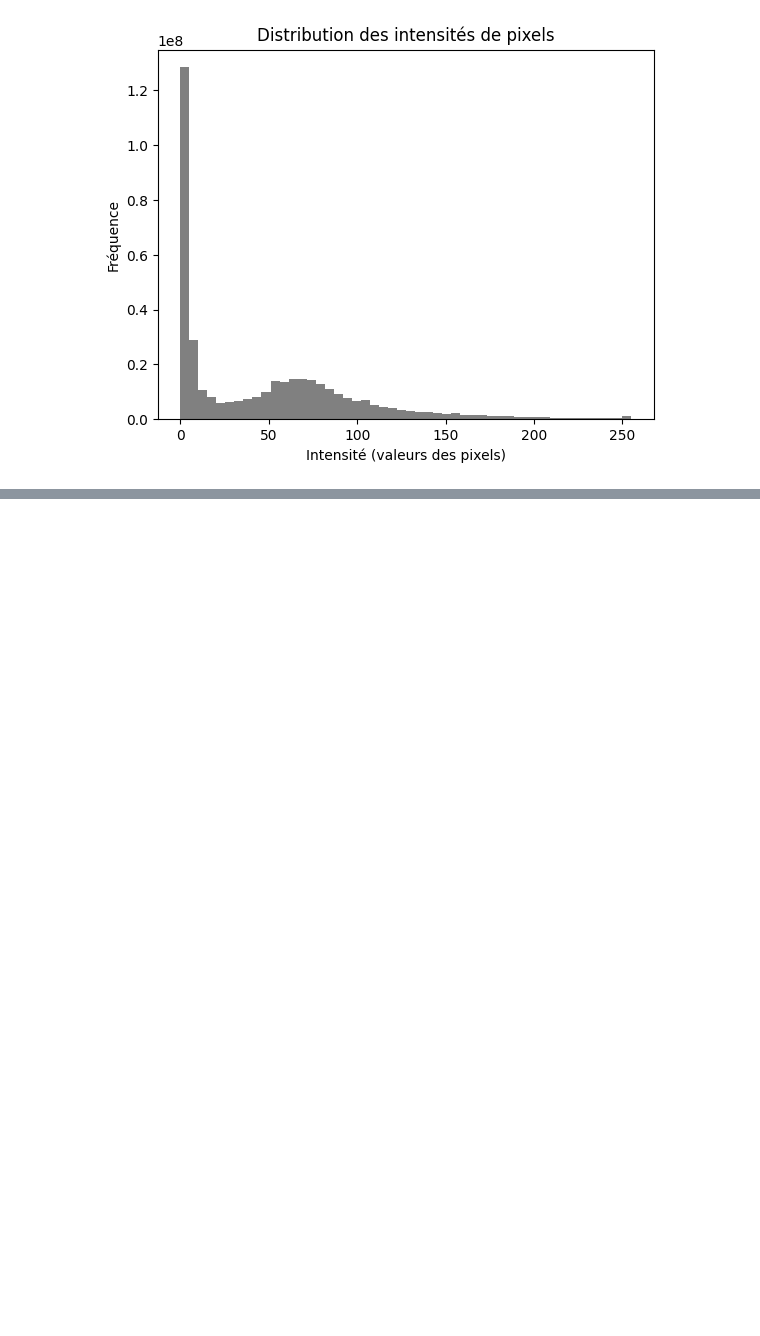
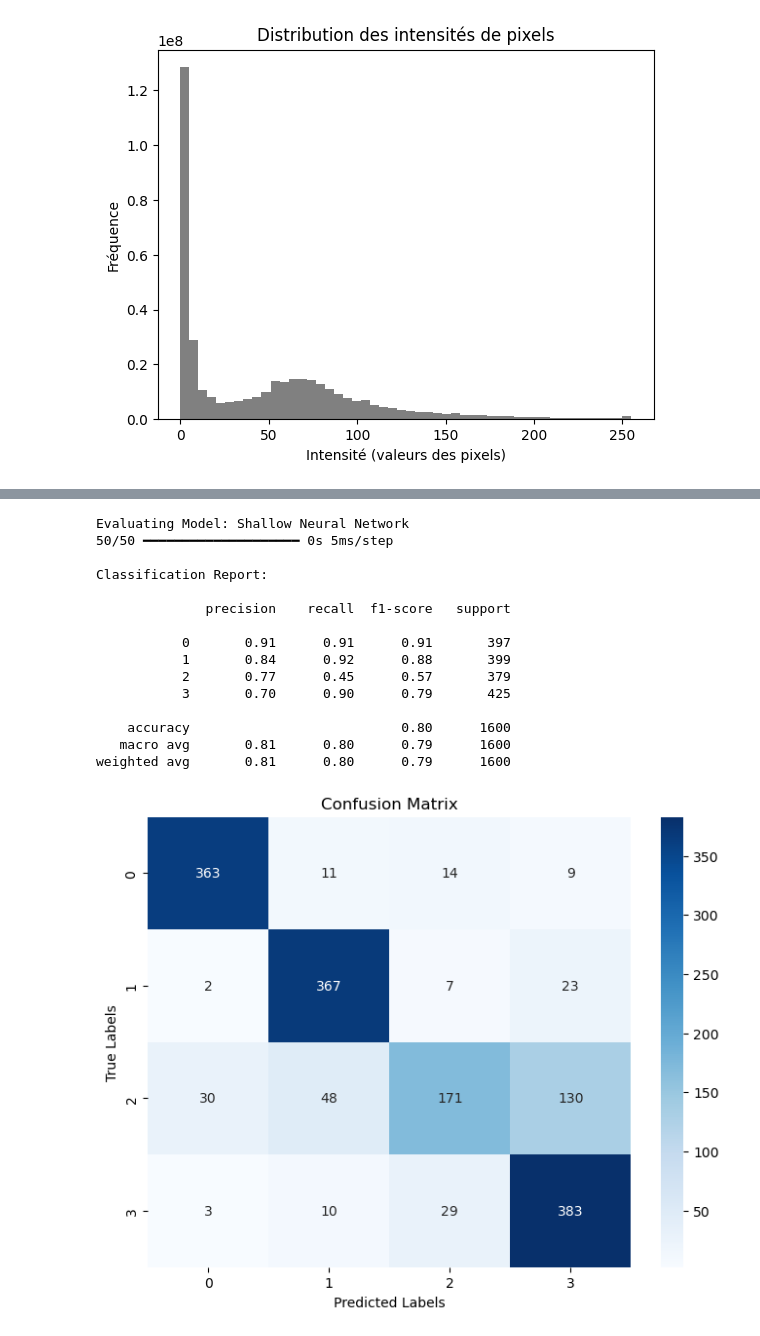
Before and after one commit to zmryasmine/ML-Excuses, a Jupyter notebook: ML-Excuses.ipynb, the cells around one changed output, grey strips where cells are left out. Drawn from its saved outputs; the diff is of its cells as text; code cells hidden in the pictures; blank space fills up the shorter version.

```diff
--- a/ML-Excuses.ipynb
+++ b/ML-Excuses.ipynb
@@ -323,0 +710,4 @@ Moyenne: 48.107037322998046, Écart-type: 51.478289924876975
+# %%
+# Common Callbacks
+early_stopping = EarlyStopping(monitor='val_loss', patience=5, restore_best_weights=True)
+lr_scheduler = ReduceLROnPlateau(monitor='val_loss', factor=0.5, patience=3, verbose=1)
@@ -323,0 +867,57 @@ Moyenne: 48.107037322998046, Écart-type: 51.478289924876975
+# %%
+def evaluate_model(model, X_test, y_test, num_classes=4):
+    # Get predictions
+    y_pred_prob = model.predict(X_test)
+    y_pred = np.argmax(y_pred_prob, axis=1)
+
+    # Classification report
+    print("\nClassification Report:\n")
+    print(classification_report(np.argmax(y_test, axis=1), y_pred))
+
+    # Confusion matrix
+    cm = confusion_matrix(np.argmax(y_test, axis=1), y_pred)
+    plt.figure(figsize=(8, 6))
+    sns.heatmap(cm, annot=True, fmt='d', cmap='Blues', xticklabels=range(num_classes), yticklabels=range(num_classes))
+    plt.xlabel('Predicted Labels')
+    plt.ylabel('True Labels')
+    plt.title('Confusion Matrix')
+    plt.show()
+
+    # AUC-ROC for each class
+    auc_scores = []
+    plt.figure(figsize=(10, 8))
+    for i in range(num_classes):
+        fpr, tpr, _ = roc_curve(y_test[:, i], y_pred_prob[:, i])
+        auc = roc_auc_score(y_test[:, i], y_pred_prob[:, i])
+        auc_scores.append(auc)
+        plt.plot(fpr, tpr, label=f'Class {i} (AUC = {auc:.2f})')
+
+    # Global ROC curve
+    plt.plot([0, 1], [0, 1], 'k--', label='Random Guess')
+    plt.xlabel('False Positive Rate (FPR)')
+    plt.ylabel('True Positive Rate (TPR)')
+    plt.title('ROC Curves by Class')
+    plt.legend(loc='best')
+    plt.show()
+
+    return auc_scores
+# %%
+print("Evaluating Model: Shallow Neural Network")
+auc_scores_shallow = evaluate_model(model1, X_test, y_test)
+# %% [output]
+Evaluating Model: Shallow Neural Network
+50/50 ━━━━━━━━━━━━━━━━━━━━ 0s 5ms/step
+
+Classification Report:
+
+              precision    recall  f1-score   support
+
+           0       0.91      0.91      0.91       397
+           1       0.84      0.92      0.88       399
+           2       0.77      0.45      0.57       379
+           3       0.70      0.90      0.79       425
+
+    accuracy                           0.80      1600
+   macro avg       0.81      0.80      0.79      1600
+weighted avg       0.81      0.80      0.79      1600
+[figure, added]
```
Also changed, not shown: parts of 52 cells of this notebook, 12 other files.
